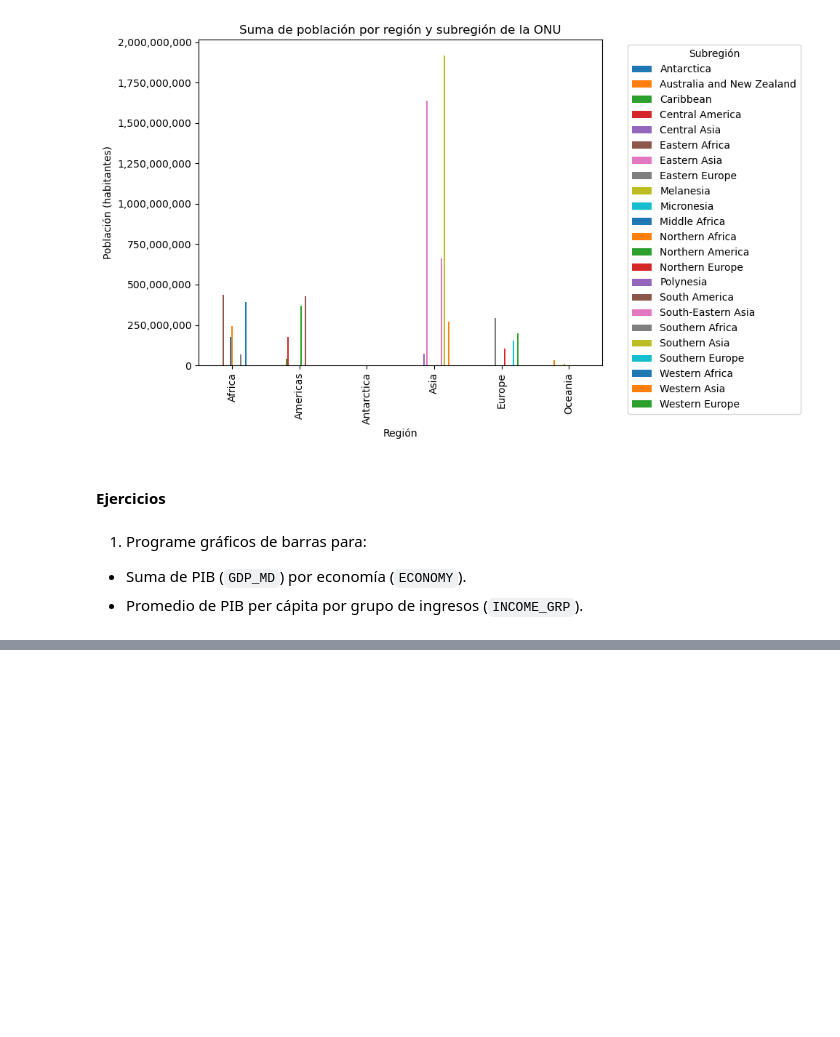
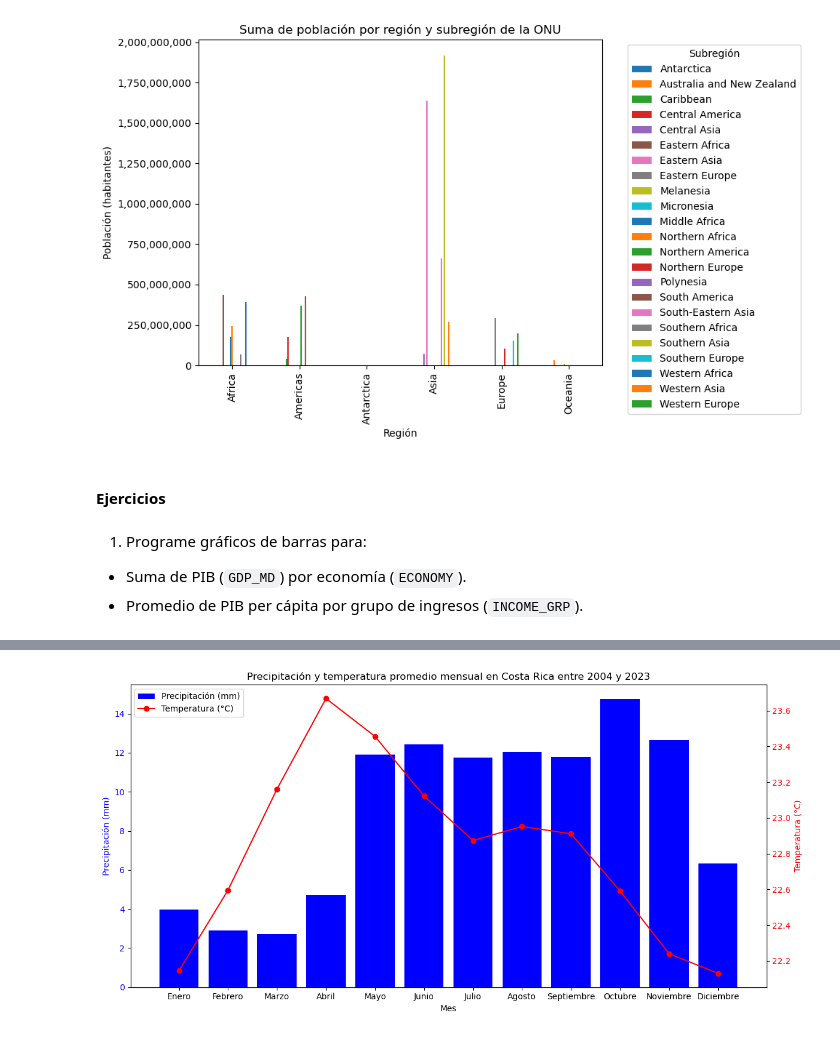
Before and after one commit to gf0657-programacionsig/2024-ii, a Jupyter notebook: _build/jupyter_execute/contenido/3/matplotlib.ipynb, the cells around one changed output, grey strips where cells are left out. Saved outputs shown, nothing was run; the diff lists cells and outputs as text; code cells hidden in the pictures; blank space fills up the shorter version.

Commit message:
Modificar contenido/3/matplotlib.ipynb - agregar sección sobre climogramas

```diff
--- a/_build/jupyter_execute/contenido/3/matplotlib.ipynb
+++ b/_build/jupyter_execute/contenido/3/matplotlib.ipynb
@@ -548,0 +561,8 @@ plt.show()
+# %%
+# Carga de datos de clima
+clima = pd.read_csv(
+    "https://raw.githubusercontent.com/gf0657-programacionsig/2024-ii/refs/heads/main/datos/era5/temperatura-precipitacion-cri-2004-2023.csv"
+)
+
+# Despliegue de los datos
+clima
@@ -548,0 +583,40 @@ plt.show()
+# %%
+# Crear el climograma
+fig, ax1 = plt.subplots(figsize=(12, 6))
+
+# Gráfico de barras para precipitación
+ax1.bar(
+    clima['mes'],
+    clima['precipitacion'],
+    color='blue',
+    label='Precipitación (mm)'
+)
+ax1.set_xlabel('Mes')
+ax1.set_ylabel('Precipitación (mm)', color='blue')
+ax1.tick_params(axis='y', labelcolor='blue')
+
+# Eje derecho para la temperatura
+ax2 = ax1.twinx()
+ax2.plot(
+    clima['mes'],
+    clima['temperatura'],
+    color='red', marker='o',
+label='Temperatura (°C)')
+ax2.set_ylabel('Temperatura (°C)', color='red')
+ax2.tick_params(axis='y', labelcolor='red')
+
+# Título
+plt.title('Precipitación y temperatura promedio mensual en Costa Rica entre 2004 y 2023')
+
+# Leyendas
+lines, labels = ax1.get_legend_handles_labels()
+lines2, labels2 = ax2.get_legend_handles_labels()
+ax1.legend(lines + lines2, labels + labels2, loc='upper left')
+
+# Ajustar el diseño para evitar que las etiquetas se corten
+plt.tight_layout()
+
+# Mostrar el gráfico
+plt.show()
+# %% [output]
+[figure, added]
```
Also changed, not shown: parts of 5 cells of this notebook, 6 other files.
